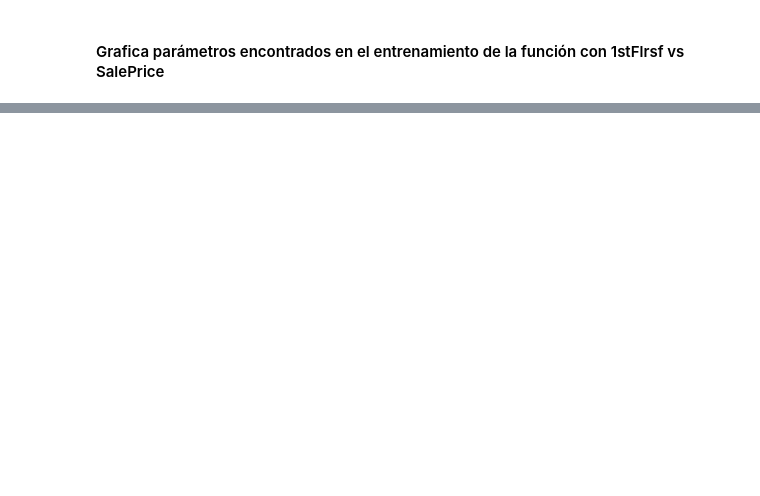
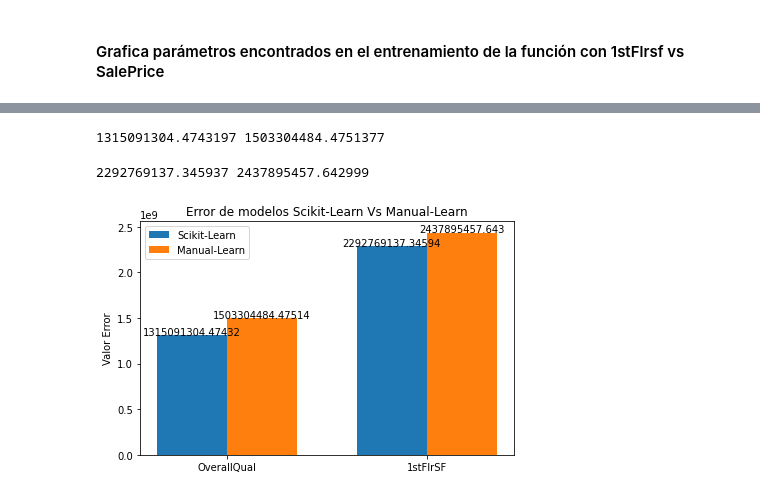
Before and after one commit to leasgithub/DSPython, a Jupyter notebook: ProyectoFinalPredicciónDePreciosDeCasas.ipynb, the cells around one changed output, grey strips where cells are left out. Saved outputs shown, nothing was run; the diff lists cells and outputs as text; code cells hidden in the pictures; blank space fills up the shorter version.

```diff
--- a/ProyectoFinalPredicciónDePreciosDeCasas.ipynb
+++ b/ProyectoFinalPredicciónDePreciosDeCasas.ipynb
@@ -297,3 +299,3 @@ f_regresiongraph(datatrain['OverallQual'], datatrain['SalePrice'],p_param,50000)
 # %%
-p_param, p_errores = f_trainlr(datatrain['1stFlrSF'], datatrain['SalePrice'], 1000, 100, 0.000001, 0,0)
+p_param2, p_errores2 = f_trainlr(datatrain['1stFlrSF'], datatrain['SalePrice'], 1000, 100, 0.000001, 0,0)
 # %% [output]
@@ -344,0 +359,76 @@ print(r_score)
+# %%
+# Entrenar el modelo, usando los sets de datos OverallQual vs SalePrice que son para entrenamiento
+d_overallQual = pd.DataFrame(datatrain['OverallQual'])
+d_saleprice = pd.DataFrame(datatrain['SalePrice'])
+r_overallQual = LinearRegression().fit(d_overallQual, d_saleprice)
+
+#Predicciones para OverallQual vs SalePrice
+sk_predOQ, m_predOQ, promedio = f_prediccion(r_overallQual, p_param1, datatest['OverallQual'])
+
+# Calculo de error para cada uno de los modelos
+sk_errorOQ = f_error(sk_predOQ, datatest['SalePrice'])
+m_errorOQ = f_error(m_predOQ, datatest['SalePrice'])
+print(sk_errorOQ, m_errorOQ)
+# %% [output]
+1315091304.4743197 1503304484.4751377
+# %%
+# Entrenar el modelo, usando los sets de datos First Floor Square Feet vs SalePrice que son para entrenamiento
+d_1stFlrSF = pd.DataFrame(datatrain['1stFlrSF'])
+d_saleprice = pd.DataFrame(datatrain['SalePrice'])
+r_1stFlrSF = LinearRegression().fit(d_1stFlrSF, d_saleprice)
+
+#Predicciones para 1stFlrSF vs SalePrice
+sk_pred1F, m_pred1F, promedio = f_prediccion(r_1stFlrSF, p_param2, datatest['1stFlrSF'])
+
+# Calculo de error para cada uno de los modelos
+sk_error1F = f_error(sk_pred1F, datatest['SalePrice'])
+m_error1F = f_error(m_pred1F, datatest['SalePrice'])
+print(sk_error1F, m_error1F)
+# %% [output]
+2292769137.345937 2437895457.642999
+# %%
+#Creacion de listas con los valores de error para cada uno de los modelos
+errorSK = [round(sk_errorOQ,5), round(sk_error1F,5)]
+
+errorMl = [round(m_errorOQ,5),round(m_error1F,5)]
+# %%
+#Grafica de barras
+fig, ax = plt.subplots()
+
+# ancho de cada barra
+width = 0.35
+
+#Se obtiene la posición de cada etiqueta para el eje X
+r1 = np.arange(len(errorSK))
+
+bar1 = ax.bar(r1-width/2, errorSK, width, label='Scikit-Learn')
+bar2 = ax.bar(r1+width/2, errorMl, width, label='Manual-Learn')
+
+#etiquetas para cada barra
+ax.set_ylabel('Valor Error')
+ax.set_title('Error de modelos Scikit-Learn Vs Manual-Learn')
+
+#Etiquetas de identificacion de valores en el grafico
+ax.set_xticks(r1)
+ax.set_xticklabels(('OverallQual', '1stFlrSF'))
+ax.legend()
+
+def autolabel(rects):
+    """Funcion para agregar una etiqueta con el valor en cada barra"""
+    for rect in rects:
+        height = rect.get_height()
+        ax.annotate('{}'.format(height),
+                    xy=(rect.get_x() + rect.get_width() / 2, height),
+                    xytext=(0, -2),  # 3 points vertical offset
+                    textcoords="offset points",
+                    ha='center', va='bottom')
+
+#Añadimos las etiquetas para cada barra
+autolabel(bar1)
+autolabel(bar2)
+fig.tight_layout()
+
+#muestra la gráfica
+plt.show()
+# %% [output]
+[figure, added]
```
Also changed, not shown: parts of 18 cells of this notebook.
